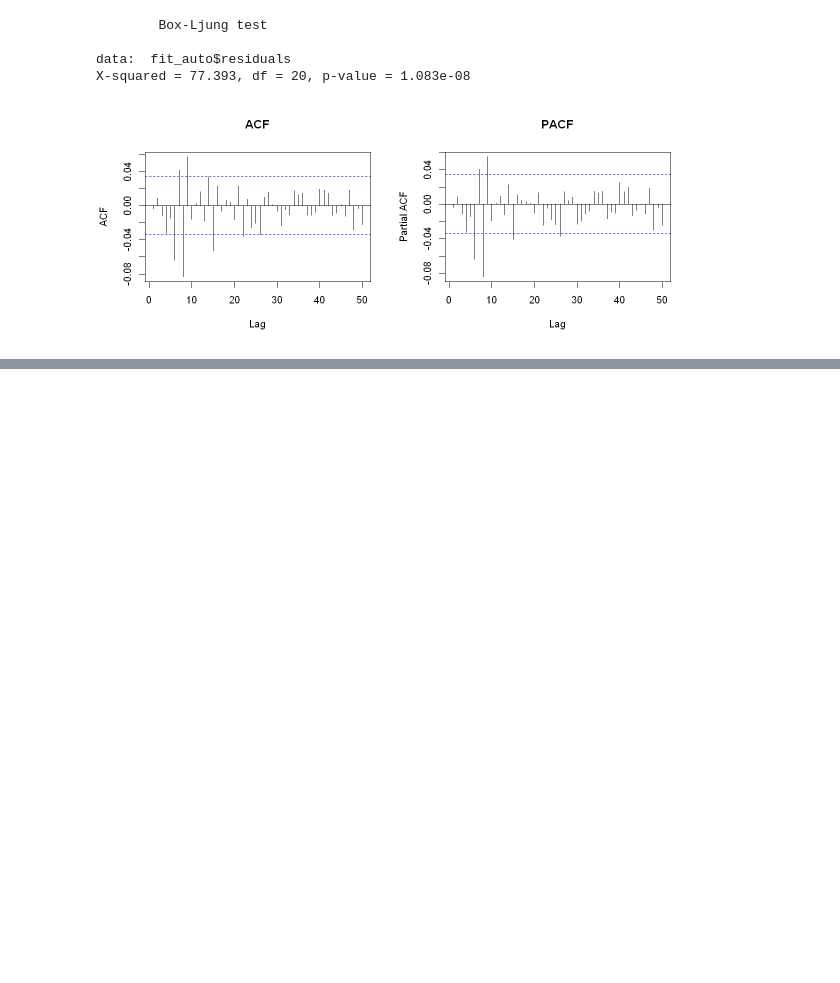
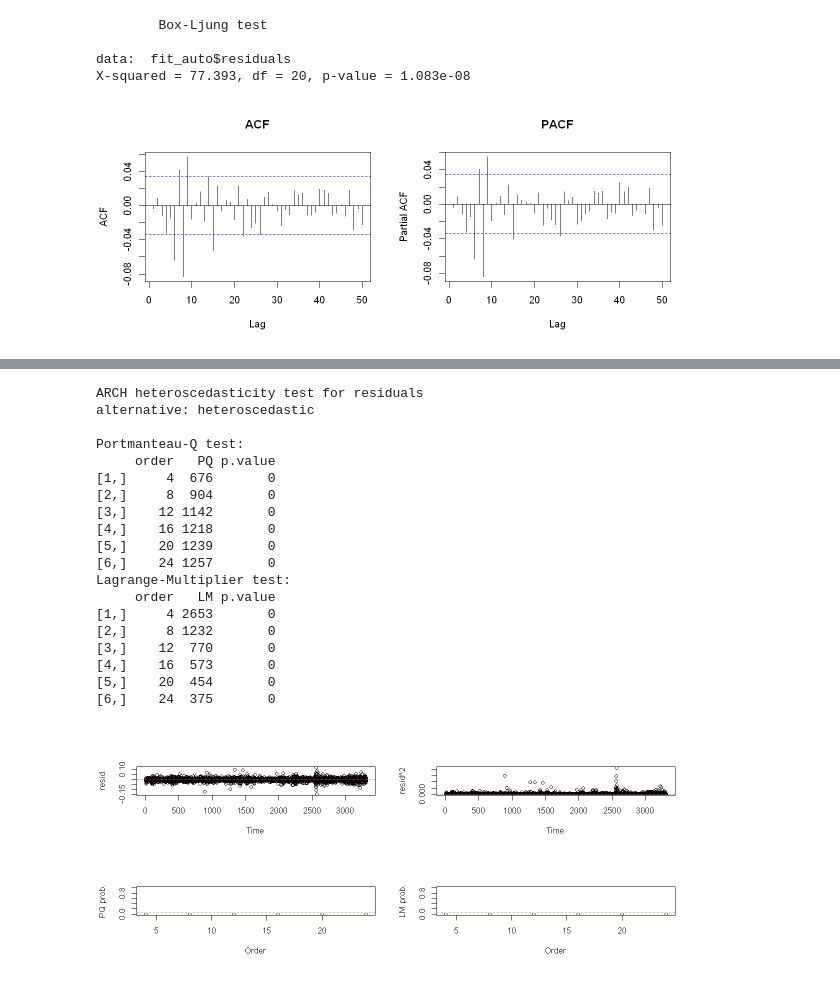
Before and after one commit to 52804407/Applied_Econometrics_MSFT, a Jupyter notebook: main.ipynb, the cells around one changed output, grey strips where cells are left out. Drawn from its saved outputs; the diff is of its cells as text; code cells hidden in the pictures; blank space fills up the shorter version.

```diff
--- a/main.ipynb
+++ b/main.ipynb
@@ -177,0 +191,23 @@ Pacf(fit_auto$residuals, lag.max = 50, main = "PACF")
+# %%
+arch.test(arima(data$log_ret,order = c(0,0,1)))
+# %% [output]
+ARCH heteroscedasticity test for residuals
+alternative: heteroscedastic
+
+Portmanteau-Q test:
+     order   PQ p.value
+[1,]     4  676       0
+[2,]     8  904       0
+[3,]    12 1142       0
+[4,]    16 1218       0
+[5,]    20 1239       0
+[6,]    24 1257       0
+Lagrange-Multiplier test:
+     order   LM p.value
+[1,]     4 2653       0
+[2,]     8 1232       0
+[3,]    12  770       0
+[4,]    16  573       0
+[5,]    20  454       0
+[6,]    24  375       0
+[figure, added]
```
Also changed, not shown: parts of 6 cells of this notebook.
